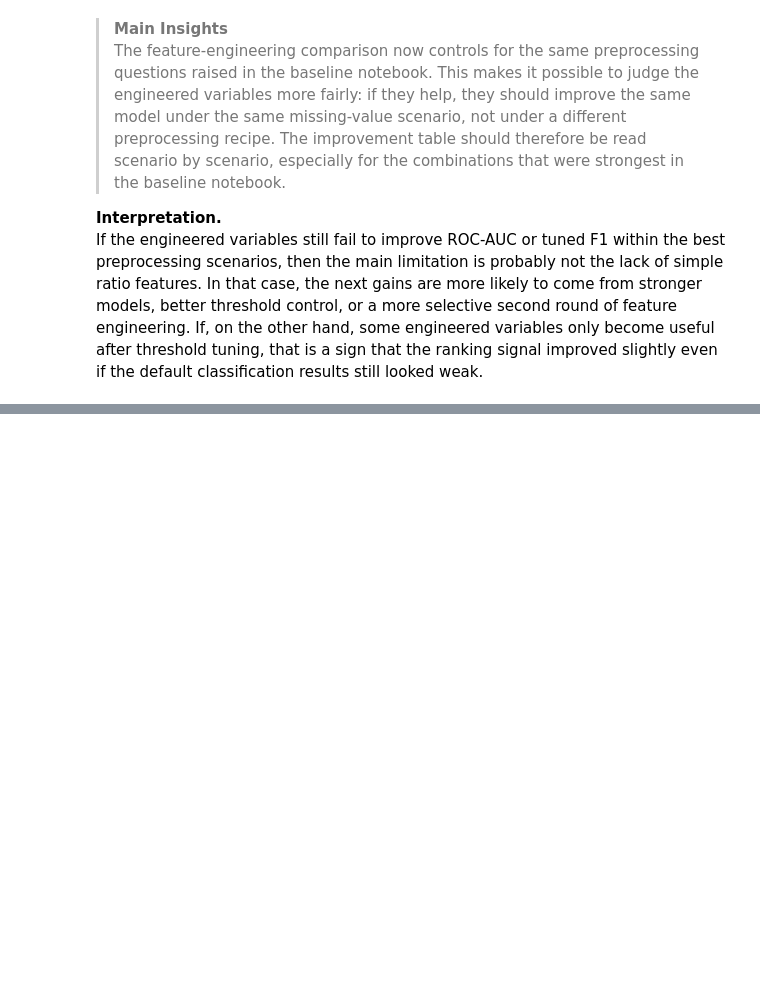
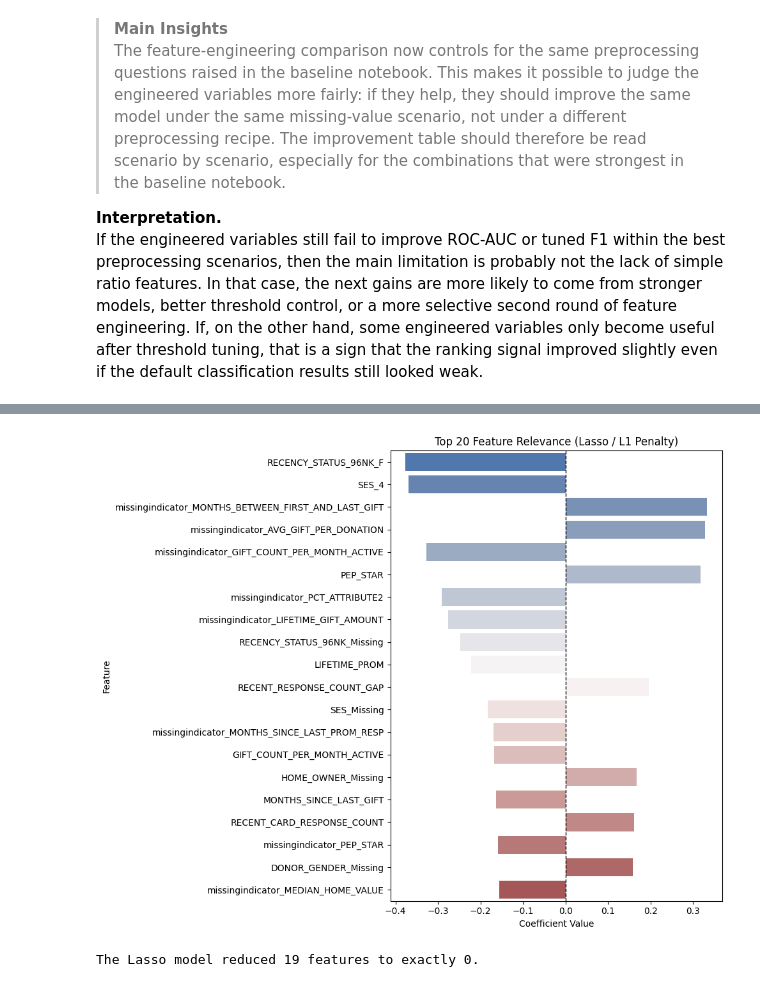
Before and after one commit to Pinky-Tie/Predicting_Donor_Response, a Jupyter notebook: notebooks/03_feature_engineering.ipynb, the cells around one changed output, grey strips where cells are left out. Drawn from its saved outputs; the diff is of its cells as text; code cells hidden in the pictures; blank space fills up the shorter version.

Commit message:
Lasso, PCA

```diff
--- a/notebooks/03_feature_engineering.ipynb
+++ b/notebooks/03_feature_engineering.ipynb
@@ -811,0 +897,32 @@ If the engineered variables still fail to improve ROC-AUC or tuned F1 within the
+# %%
+X_train_prep = preprocessor.fit_transform(scenario_train)
+X_val_prep = preprocessor.transform(scenario_val)
+
+feature_names = preprocessor.get_feature_names_out()
+
+feature_names = [name.split('__')[-1] for name in feature_names]
+# %%
+"""3. Feature Relevance Visualization (Lasso Coefficient Importance)"""
+lasso_coefs = pd.DataFrame({
+    'Feature': feature_names,
+    'Coefficient': lasso_model.coef_[0]
+})
+
+
+lasso_coefs['Abs_Coefficient'] = lasso_coefs['Coefficient'].abs()
+top_features = lasso_coefs[lasso_coefs['Coefficient'] != 0].sort_values('Abs_Coefficient', ascending=False).head(20)
+
+# Plot
+plt.figure(figsize=(10, 8))
+sns.barplot(data=top_features, x='Coefficient', y='Feature', palette='vlag')
+plt.title("Top 20 Feature Relevance (Lasso / L1 Penalty)")
+plt.xlabel("Coefficient Value")
+plt.ylabel("Feature")
+plt.axvline(0, color='black', linestyle='--', linewidth=1)
+plt.tight_layout()
+plt.show()
+
+print(f"The Lasso model reduced {sum(lasso_model.coef_[0] == 0)} features to exactly 0.")
+# %% [output]
+[figure, added]
+The Lasso model reduced 19 features to exactly 0.
```
Also changed, not shown: parts of 6 cells of this notebook.
